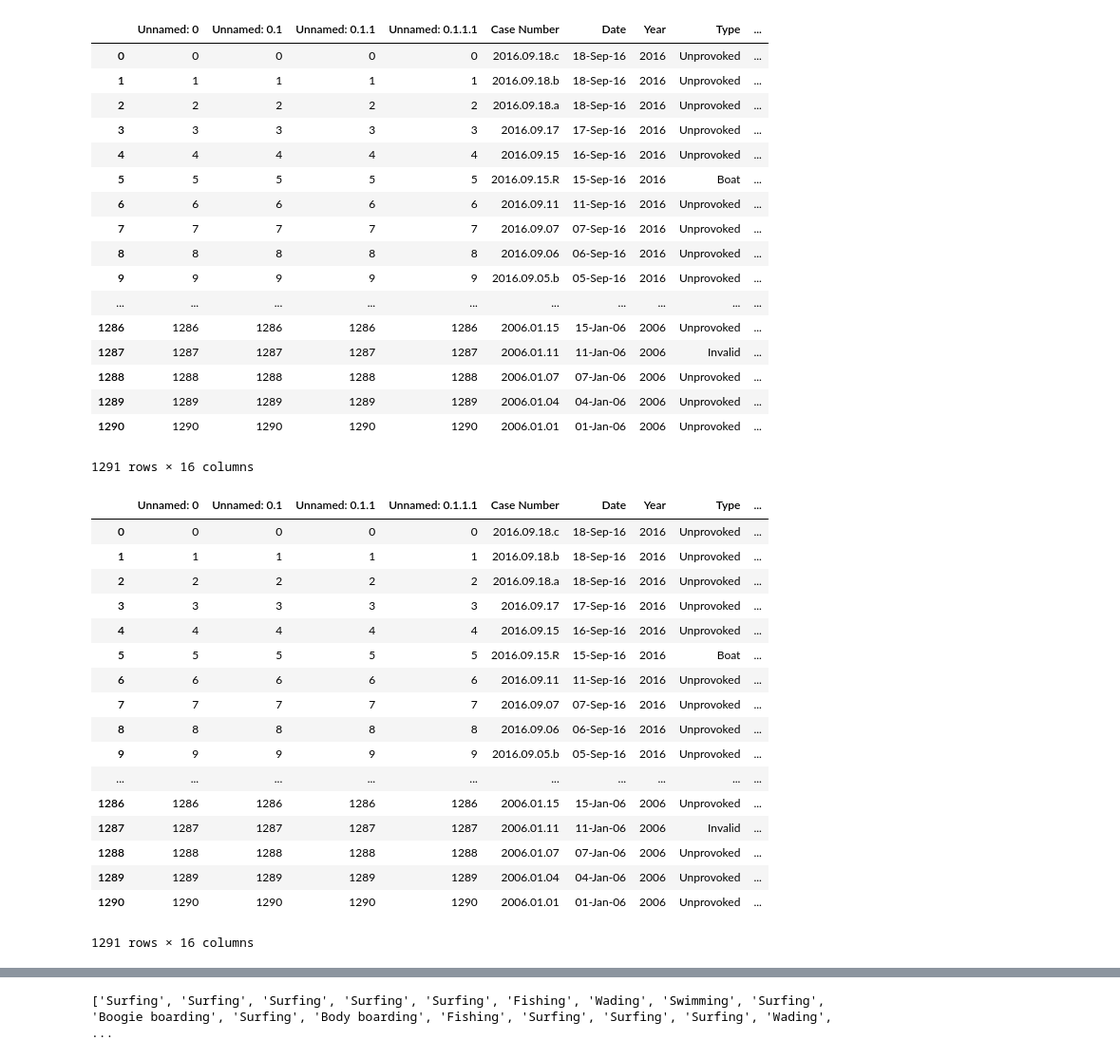
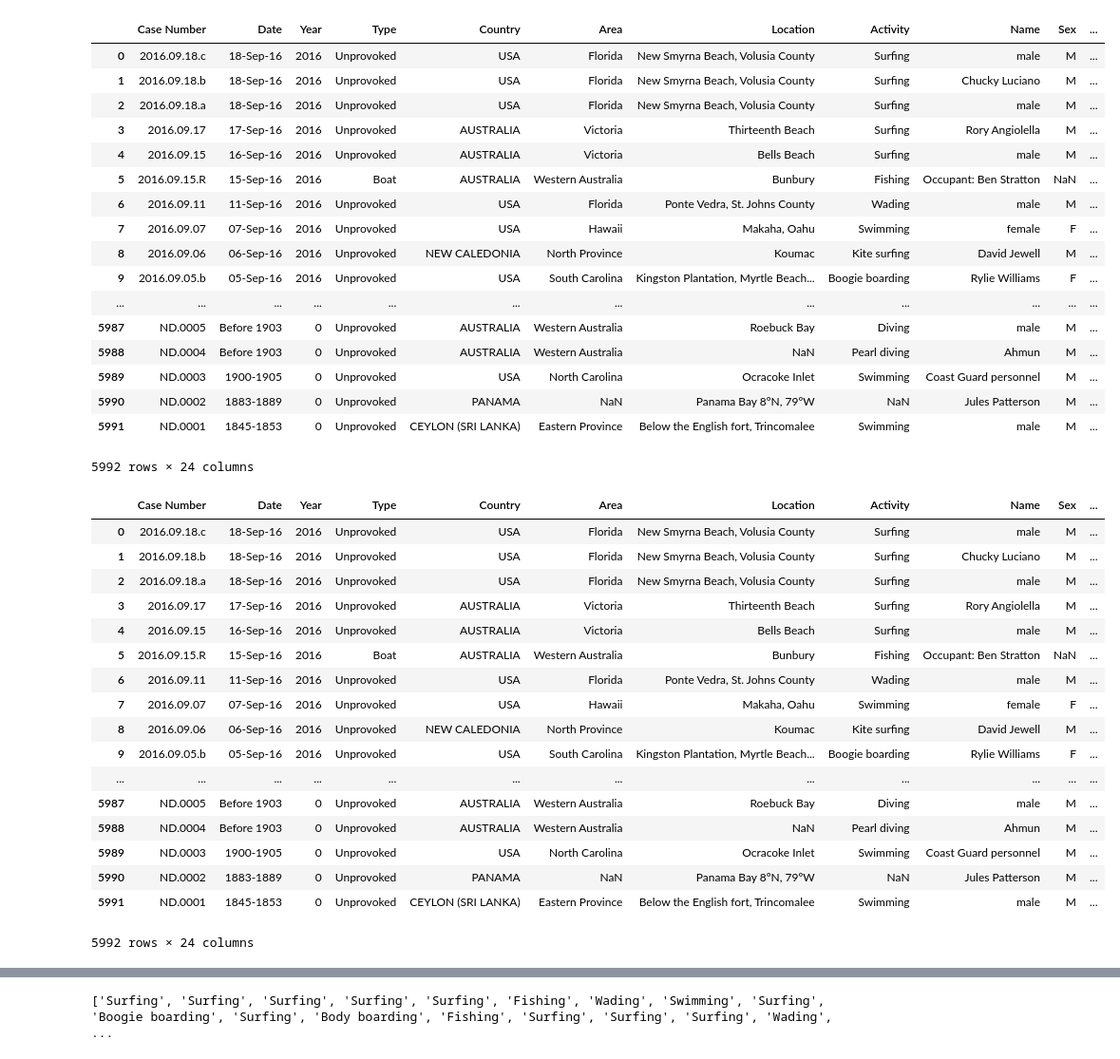
Before and after one commit to ironhack-datalabs/datamad0419, a Jupyter notebook: module-1/pandas-project/your-code/Untitled.ipynb, the cells around one changed output, grey strips where cells are left out. Shown: that part at 95% size. Saved outputs shown, nothing was run; the diff lists cells and outputs as text; code cells hidden in the pictures.

```diff
--- a/module-1/pandas-project/your-code/Untitled.ipynb
+++ b/module-1/pandas-project/your-code/Untitled.ipynb
@@ -5,49 +5,49 @@
 # %%
 import numpy as np
 import pandas as pd
 
-sharks = pd.read_csv('GSAF5.csv', encoding='ISO/8859/1')
+sharks = pd.read_csv('GSAF5 (2).csv', encoding='ISO/8859/1')
 display(sharks)
 # %% [output]
-|  | Unnamed: 0 | Unnamed: 0.1 | Unnamed: 0.1.1 | Unnamed: 0.1.1.1 | Case Number | Date | Year | Type | ... |
-| 0 | 0 | 0 | 0 | 0 | 2016.09.18.c | 18-Sep-16 | 2016 | Unprovoked | ... |
-| 1 | 1 | 1 | 1 | 1 | 2016.09.18.b | 18-Sep-16 | 2016 | Unprovoked | ... |
-| 2 | 2 | 2 | 2 | 2 | 2016.09.18.a | 18-Sep-16 | 2016 | Unprovoked | ... |
-| 3 | 3 | 3 | 3 | 3 | 2016.09.17 | 17-Sep-16 | 2016 | Unprovoked | ... |
-| 4 | 4 | 4 | 4 | 4 | 2016.09.15 | 16-Sep-16 | 2016 | Unprovoked | ... |
-| 5 | 5 | 5 | 5 | 5 | 2016.09.15.R | 15-Sep-16 | 2016 | Boat | ... |
-| 6 | 6 | 6 | 6 | 6 | 2016.09.11 | 11-Sep-16 | 2016 | Unprovoked | ... |
-| 7 | 7 | 7 | 7 | 7 | 2016.09.07 | 07-Sep-16 | 2016 | Unprovoked | ... |
-| 8 | 8 | 8 | 8 | 8 | 2016.09.06 | 06-Sep-16 | 2016 | Unprovoked | ... |
-| 9 | 9 | 9 | 9 | 9 | 2016.09.05.b | 05-Sep-16 | 2016 | Unprovoked | ... |
-| ... | ... | ... | ... | ... | ... | ... | ... | ... | ... |
-| 1286 | 1286 | 1286 | 1286 | 1286 | 2006.01.15 | 15-Jan-06 | 2006 | Unprovoked | ... |
-| 1287 | 1287 | 1287 | 1287 | 1287 | 2006.01.11 | 11-Jan-06 | 2006 | Invalid | ... |
-| 1288 | 1288 | 1288 | 1288 | 1288 | 2006.01.07 | 07-Jan-06 | 2006 | Unprovoked | ... |
-| 1289 | 1289 | 1289 | 1289 | 1289 | 2006.01.04 | 04-Jan-06 | 2006 | Unprovoked | ... |
-| 1290 | 1290 | 1290 | 1290 | 1290 | 2006.01.01 | 01-Jan-06 | 2006 | Unprovoked | ... |
+|  | Case Number | Date | Year | Type | Country | Area | Location | Activity | Name | Sex | ... |
+| 0 | 2016.09.18.c | 18-Sep-16 | 2016 | Unprovoked | USA | Florida | New Smyrna Beach, Volusia County | Surfing | male | M | ... |
+| 1 | 2016.09.18.b | 18-Sep-16 | 2016 | Unprovoked | USA | Florida | New Smyrna Beach, Volusia County | Surfing | Chucky Luciano | M | ... |
+| 2 | 2016.09.18.a | 18-Sep-16 | 2016 | Unprovoked | USA | Florida | New Smyrna Beach, Volusia County | Surfing | male | M | ... |
+| 3 | 2016.09.17 | 17-Sep-16 | 2016 | Unprovoked | AUSTRALIA | Victoria | Thirteenth Beach | Surfing | Rory Angiolella | M | ... |
+| 4 | 2016.09.15 | 16-Sep-16 | 2016 | Unprovoked | AUSTRALIA | Victoria | Bells Beach | Surfing | male | M | ... |
+| 5 | 2016.09.15.R | 15-Sep-16 | 2016 | Boat | AUSTRALIA | Western Australia | Bunbury | Fishing | Occupant: Ben Stratton | NaN | ... |
+| 6 | 2016.09.11 | 11-Sep-16 | 2016 | Unprovoked | USA | Florida | Ponte Vedra, St. Johns County | Wading | male | M | ... |
+| 7 | 2016.09.07 | 07-Sep-16 | 2016 | Unprovoked | USA | Hawaii | Makaha, Oahu | Swimming | female | F | ... |
+| 8 | 2016.09.06 | 06-Sep-16 | 2016 | Unprovoked | NEW CALEDONIA | North Province | Koumac | Kite surfing | David Jewell | M | ... |
+| 9 | 2016.09.05.b | 05-Sep-16 | 2016 | Unprovoked | USA | South Carolina | Kingston Plantation, Myrtle Beach... | Boogie boarding | Rylie Williams | F | ... |
+| ... | ... | ... | ... | ... | ... | ... | ... | ... | ... | ... | ... |
+| 5987 | ND.0005 | Before 1903 | 0 | Unprovoked | AUSTRALIA | Western Australia | Roebuck Bay | Diving | male | M | ... |
+| 5988 | ND.0004 | Before 1903 | 0 | Unprovoked | AUSTRALIA | Western Australia | NaN | Pearl diving | Ahmun | M | ... |
+| 5989 | ND.0003 | 1900-1905 | 0 | Unprovoked | USA | North Carolina | Ocracoke Inlet | Swimming | Coast Guard personnel | M | ... |
+| 5990 | ND.0002 | 1883-1889 | 0 | Unprovoked | PANAMA | NaN | Panama Bay 8ºN, 79ºW | NaN | Jules Patterson | M | ... |
+| 5991 | ND.0001 | 1845-1853 | 0 | Unprovoked | CEYLON (SRI LANKA) | Eastern Province | Below the English fort, Trincomalee | Swimming | male | M | ... |
-1291 rows × 16 columns
+5992 rows × 24 columns
 # %%
 display(sharks.drop_duplicates())
 # %% [output]
-|  | Unnamed: 0 | Unnamed: 0.1 | Unnamed: 0.1.1 | Unnamed: 0.1.1.1 | Case Number | Date | Year | Type | ... |
-| 0 | 0 | 0 | 0 | 0 | 2016.09.18.c | 18-Sep-16 | 2016 | Unprovoked | ... |
-| 1 | 1 | 1 | 1 | 1 | 2016.09.18.b | 18-Sep-16 | 2016 | Unprovoked | ... |
-| 2 | 2 | 2 | 2 | 2 | 2016.09.18.a | 18-Sep-16 | 2016 | Unprovoked | ... |
-| 3 | 3 | 3 | 3 | 3 | 2016.09.17 | 17-Sep-16 | 2016 | Unprovoked | ... |
-| 4 | 4 | 4 | 4 | 4 | 2016.09.15 | 16-Sep-16 | 2016 | Unprovoked | ... |
-| 5 | 5 | 5 | 5 | 5 | 2016.09.15.R | 15-Sep-16 | 2016 | Boat | ... |
-| 6 | 6 | 6 | 6 | 6 | 2016.09.11 | 11-Sep-16 | 2016 | Unprovoked | ... |
-| 7 | 7 | 7 | 7 | 7 | 2016.09.07 | 07-Sep-16 | 2016 | Unprovoked | ... |
-| 8 | 8 | 8 | 8 | 8 | 2016.09.06 | 06-Sep-16 | 2016 | Unprovoked | ... |
-| 9 | 9 | 9 | 9 | 9 | 2016.09.05.b | 05-Sep-16 | 2016 | Unprovoked | ... |
-| ... | ... | ... | ... | ... | ... | ... | ... | ... | ... |
-| 1286 | 1286 | 1286 | 1286 | 1286 | 2006.01.15 | 15-Jan-06 | 2006 | Unprovoked | ... |
-| 1287 | 1287 | 1287 | 1287 | 1287 | 2006.01.11 | 11-Jan-06 | 2006 | Invalid | ... |
-| 1288 | 1288 | 1288 | 1288 | 1288 | 2006.01.07 | 07-Jan-06 | 2006 | Unprovoked | ... |
-| 1289 | 1289 | 1289 | 1289 | 1289 | 2006.01.04 | 04-Jan-06 | 2006 | Unprovoked | ... |
-| 1290 | 1290 | 1290 | 1290 | 1290 | 2006.01.01 | 01-Jan-06 | 2006 | Unprovoked | ... |
+|  | Case Number | Date | Year | Type | Country | Area | Location | Activity | Name | Sex | ... |
+| 0 | 2016.09.18.c | 18-Sep-16 | 2016 | Unprovoked | USA | Florida | New Smyrna Beach, Volusia County | Surfing | male | M | ... |
+| 1 | 2016.09.18.b | 18-Sep-16 | 2016 | Unprovoked | USA | Florida | New Smyrna Beach, Volusia County | Surfing | Chucky Luciano | M | ... |
+| 2 | 2016.09.18.a | 18-Sep-16 | 2016 | Unprovoked | USA | Florida | New Smyrna Beach, Volusia County | Surfing | male | M | ... |
+| 3 | 2016.09.17 | 17-Sep-16 | 2016 | Unprovoked | AUSTRALIA | Victoria | Thirteenth Beach | Surfing | Rory Angiolella | M | ... |
+| 4 | 2016.09.15 | 16-Sep-16 | 2016 | Unprovoked | AUSTRALIA | Victoria | Bells Beach | Surfing | male | M | ... |
+| 5 | 2016.09.15.R | 15-Sep-16 | 2016 | Boat | AUSTRALIA | Western Australia | Bunbury | Fishing | Occupant: Ben Stratton | NaN | ... |
+| 6 | 2016.09.11 | 11-Sep-16 | 2016 | Unprovoked | USA | Florida | Ponte Vedra, St. Johns County | Wading | male | M | ... |
+| 7 | 2016.09.07 | 07-Sep-16 | 2016 | Unprovoked | USA | Hawaii | Makaha, Oahu | Swimming | female | F | ... |
+| 8 | 2016.09.06 | 06-Sep-16 | 2016 | Unprovoked | NEW CALEDONIA | North Province | Koumac | Kite surfing | David Jewell | M | ... |
+| 9 | 2016.09.05.b | 05-Sep-16 | 2016 | Unprovoked | USA | South Carolina | Kingston Plantation, Myrtle Beach... | Boogie boarding | Rylie Williams | F | ... |
+| ... | ... | ... | ... | ... | ... | ... | ... | ... | ... | ... | ... |
+| 5987 | ND.0005 | Before 1903 | 0 | Unprovoked | AUSTRALIA | Western Australia | Roebuck Bay | Diving | male | M | ... |
+| 5988 | ND.0004 | Before 1903 | 0 | Unprovoked | AUSTRALIA | Western Australia | NaN | Pearl diving | Ahmun | M | ... |
+| 5989 | ND.0003 | 1900-1905 | 0 | Unprovoked | USA | North Carolina | Ocracoke Inlet | Swimming | Coast Guard personnel | M | ... |
+| 5990 | ND.0002 | 1883-1889 | 0 | Unprovoked | PANAMA | NaN | Panama Bay 8ºN, 79ºW | NaN | Jules Patterson | M | ... |
+| 5991 | ND.0001 | 1845-1853 | 0 | Unprovoked | CEYLON (SRI LANKA) | Eastern Province | Below the English fort, Trincomalee | Swimming | male | M | ... |
-1291 rows × 16 columns
+5992 rows × 24 columns
 # %%
 null_cols = sharks.isnull().sum()
 null_cols[null_cols > 0]
```
Also changed, not shown: parts of 20 cells of this notebook, 2 other files.
